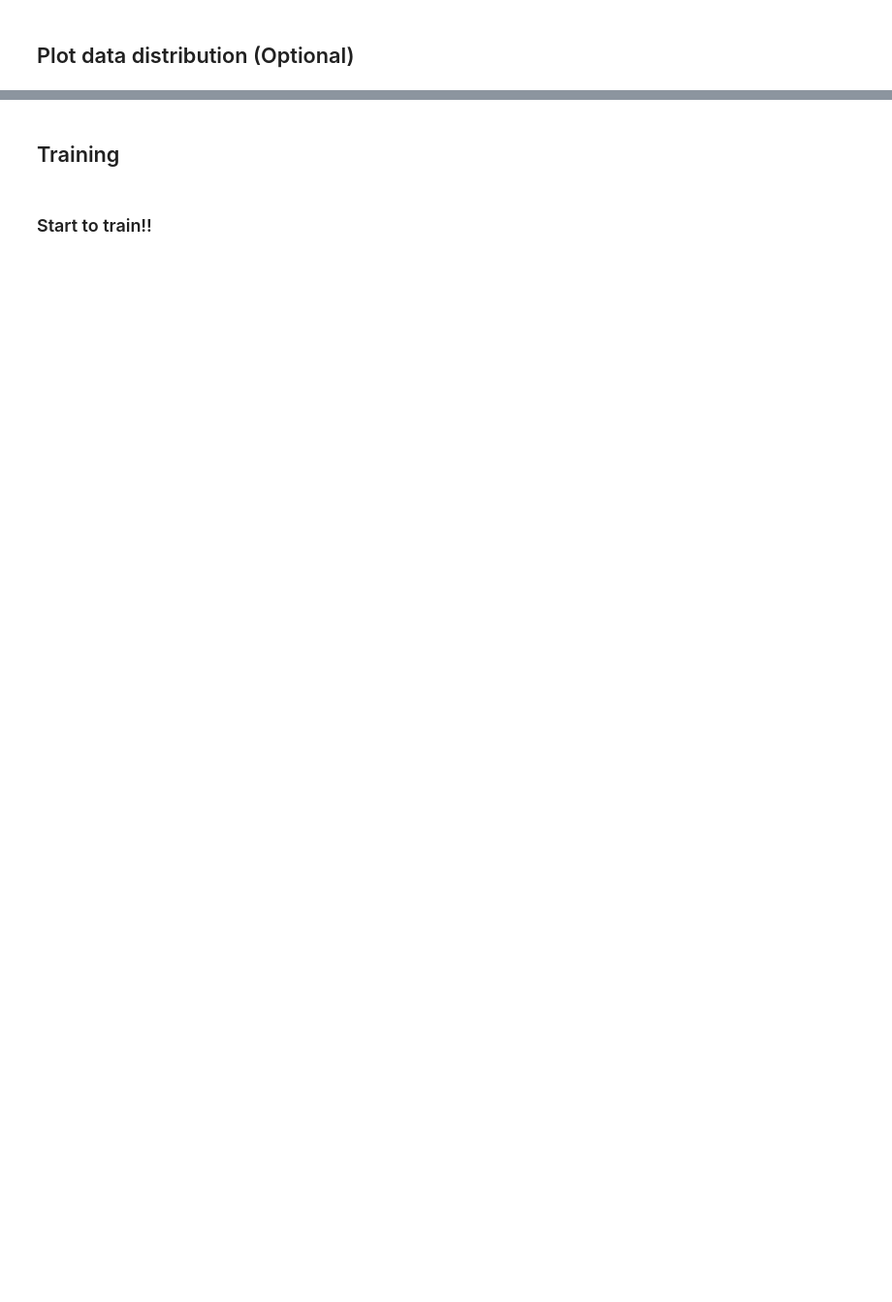
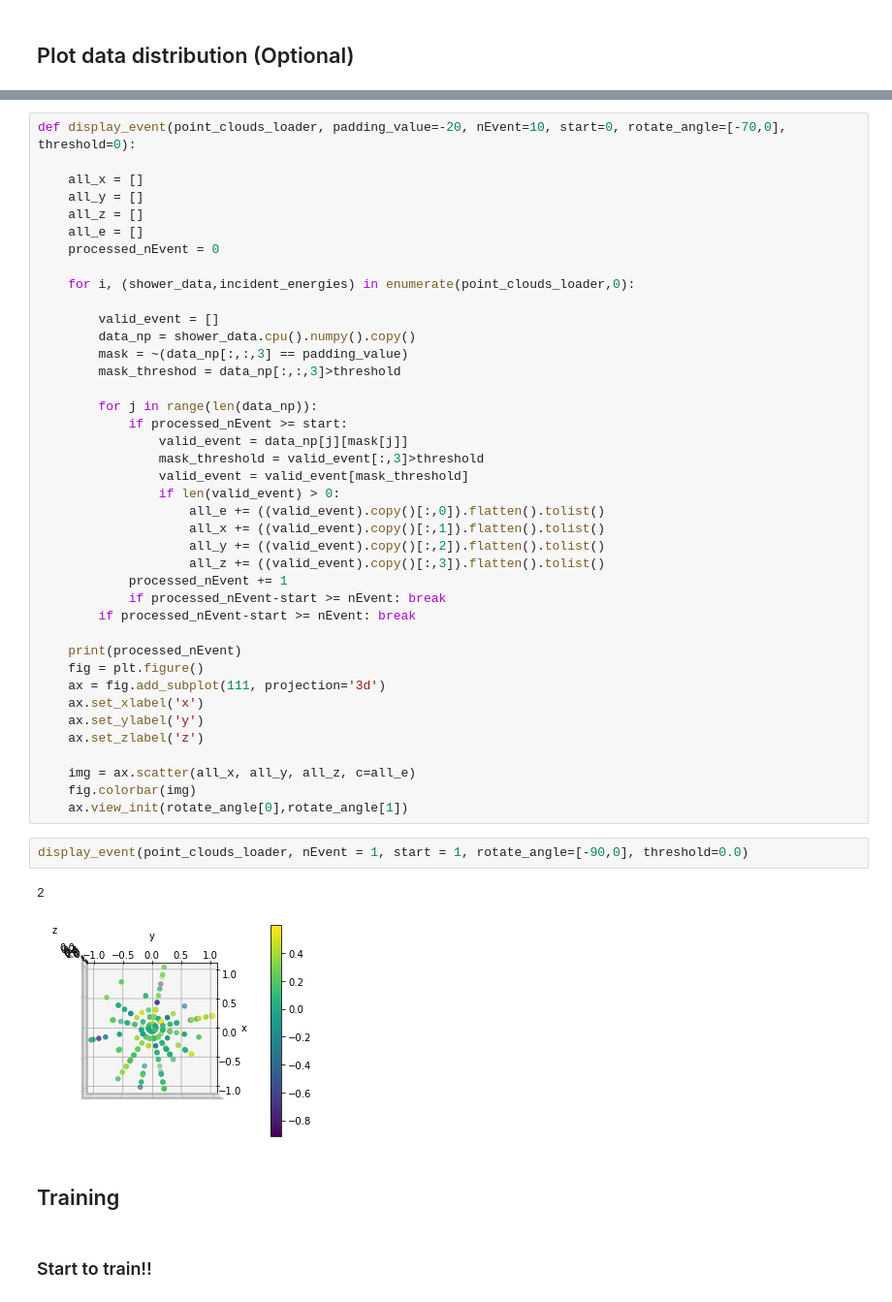
Before and after one commit to AlbertHsuNTUphys/tdsm_encoder, a Jupyter notebook: tdsm_encoder.ipynb, the cells around one changed output, grey strips where cells are left out. Shown at 97% size. Cells and saved outputs as stored; diff of their text form; blank space fills up the shorter version.

```diff
--- a/tdsm_encoder.ipynb
+++ b/tdsm_encoder.ipynb
@@ -121,3 +134,48 @@ To copy construct from a tensor, it is recommended to use sourceTensor.clone().d
+# %%
+def display_event(point_clouds_loader, padding_value=-20, nEvent=10, start=0, rotate_angle=[-70,0], threshold=0):
+
+    all_x = []
+    all_y = []
+    all_z = []
+    all_e = []
+    processed_nEvent = 0
+
+    for i, (shower_data,incident_energies) in enumerate(point_clouds_loader,0):
+
+        valid_event = []
+        data_np = shower_data.cpu().numpy().copy()
+        mask = ~(data_np[:,:,3] == padding_value)
+        mask_threshod = data_np[:,:,3]>threshold
+
+        for j in range(len(data_np)):
+            if processed_nEvent >= start:
+                valid_event = data_np[j][mask[j]]
+                mask_threshold = valid_event[:,3]>threshold
+                valid_event = valid_event[mask_threshold]
+                if len(valid_event) > 0:
+                    all_e += ((valid_event).copy()[:,0]).flatten().tolist()
+                    all_x += ((valid_event).copy()[:,1]).flatten().tolist()
+                    all_y += ((valid_event).copy()[:,2]).flatten().tolist()
+                    all_z += ((valid_event).copy()[:,3]).flatten().tolist()
+            processed_nEvent += 1
+            if processed_nEvent-start >= nEvent: break
+        if processed_nEvent-start >= nEvent: break
+
+    print(processed_nEvent)
+    fig = plt.figure()
+    ax = fig.add_subplot(111, projection='3d')
+    ax.set_xlabel('x')
+    ax.set_ylabel('y')
+    ax.set_zlabel('z')
+
+    img = ax.scatter(all_x, all_y, all_z, c=all_e)
+    fig.colorbar(img)
+    ax.view_init(rotate_angle[0],rotate_angle[1])
+# %%
+display_event(point_clouds_loader, nEvent = 1, start = 1, rotate_angle=[-90,0], threshold=0.0)
+# %% [output]
+2
+[figure, added]
 # %% [markdown]
 ## Training
 # %% [markdown]
```
Also changed, not shown: parts of 17 cells of this notebook, 4 other files.
